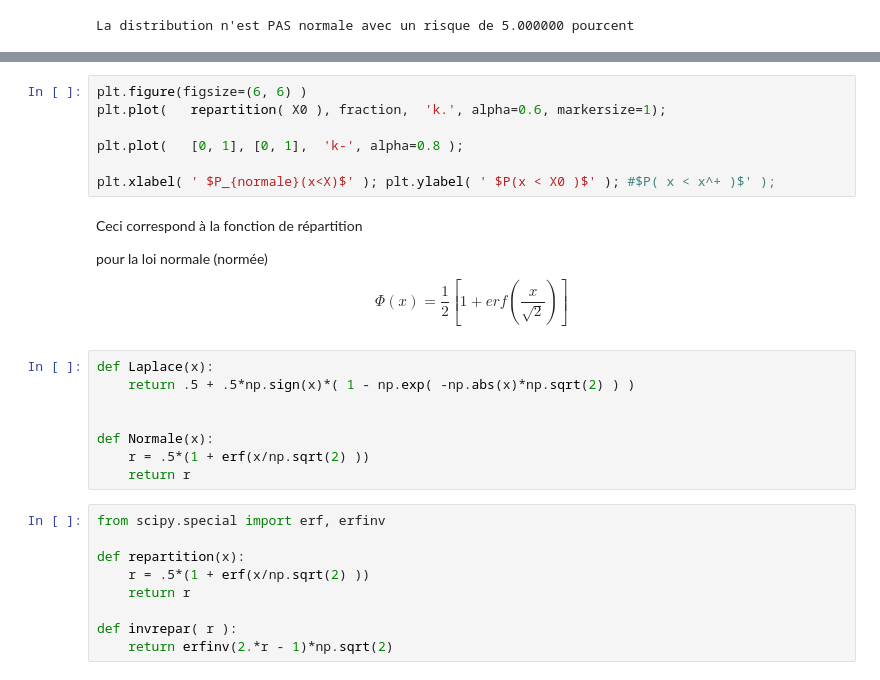
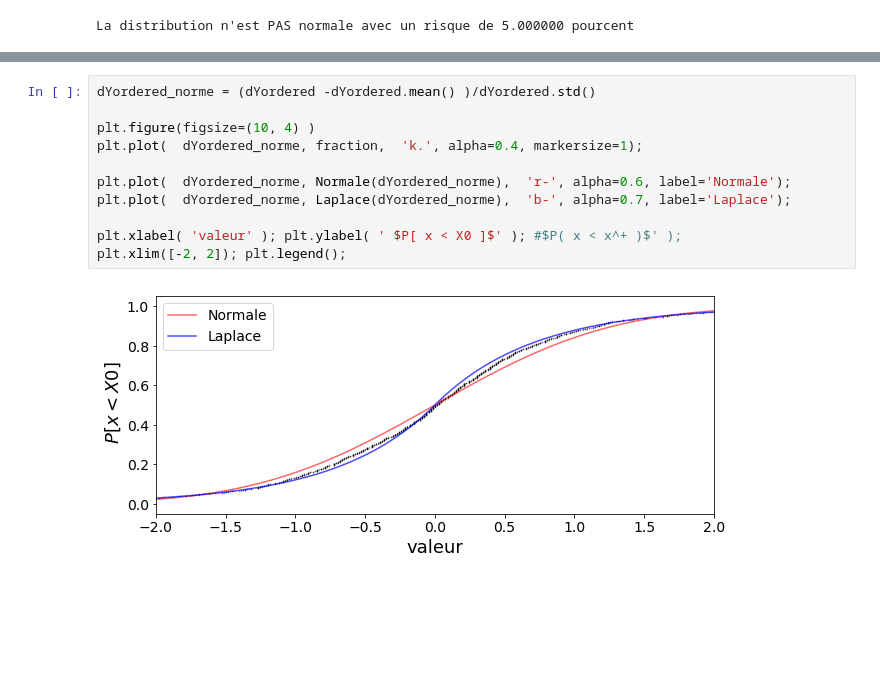
Before and after one commit to xdze2/xdze2.github.io-src, a Jupyter notebook: content/statistiques/normalite.ipynb, the cells around one changed output, grey strips where cells are left out. Drawn from its saved outputs; the diff is of its cells as text; blank space fills up the shorter version.

```diff
--- a/content/statistiques/normalite.ipynb
+++ b/content/statistiques/normalite.ipynb
@@ -327,31 +329,13 @@ $$
 # %%
-plt.figure(figsize=(6, 6) )
-plt.plot(   repartition( X0 ), fraction,  'k.', alpha=0.6, markersize=1);
+dYordered_norme = (dYordered -dYordered.mean() )/dYordered.std()
 
-plt.plot(   [0, 1], [0, 1],  'k-', alpha=0.8 );
+plt.figure(figsize=(10, 4) )
+plt.plot(  dYordered_norme, fraction,  'k.', alpha=0.4, markersize=1);
 
-plt.xlabel( ' $P_{normale}(x<X)$' ); plt.ylabel( ' $P(x < X0 )$' ); #$P( x < x^+ )$' );
+plt.plot(  dYordered_norme, Normale(dYordered_norme),  'r-', alpha=0.6, label='Normale');
+plt.plot(  dYordered_norme, Laplace(dYordered_norme),  'b-', alpha=0.7, label='Laplace');
+
+plt.xlabel( 'valeur' ); plt.ylabel( ' $P[ x < X0 ]$' ); #$P( x < x^+ )$' );
+plt.xlim([-2, 2]); plt.legend();
+# %% [output]
+[figure, added]
-# %% [markdown]
-Ceci correspond à la fonction de répartition
-
-pour la loi normale (normée)
-$$
-\Phi(x) = \frac{1}{2}\left[  1 + erf\left( \frac{x}{\sqrt{2}} \right) \right]
-$$
-# %%
-def Laplace(x):
-    return .5 + .5*np.sign(x)*( 1 - np.exp( -np.abs(x)*np.sqrt(2) ) )
-
-
-def Normale(x):
-    r = .5*(1 + erf(x/np.sqrt(2) ))
-    return r
-# %%
-from scipy.special import erf, erfinv
-
-def repartition(x):
-    r = .5*(1 + erf(x/np.sqrt(2) ))
-    return r
-
-def invrepar( r ):
-    return erfinv(2.*r - 1)*np.sqrt(2)
```
Also changed, not shown: parts of 15 cells of this notebook, 4 other files.
